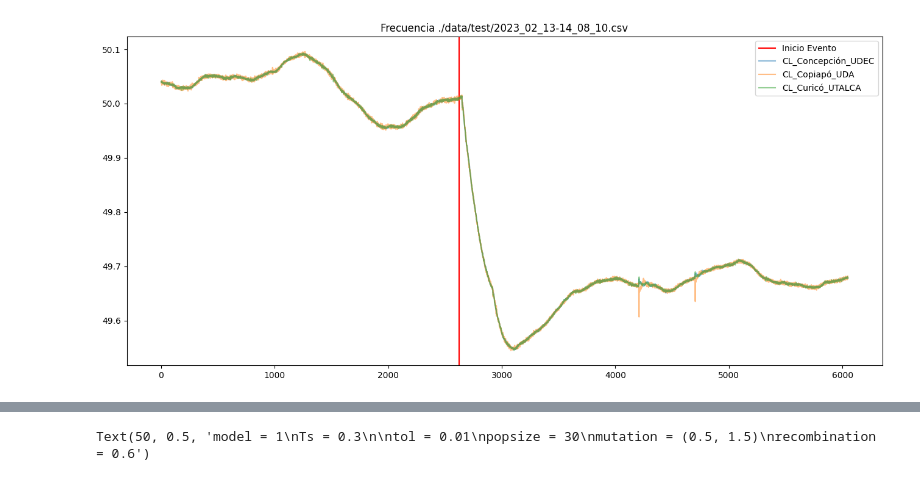
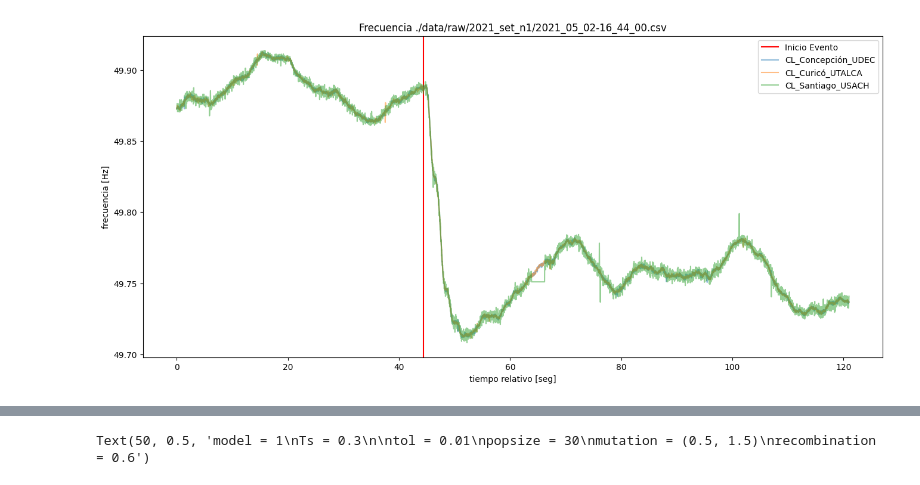
Before and after one commit to JoFeG/Differential-Evolution-Frequency-Model-Fitting, a Jupyter notebook: Example.ipynb, the cells around one changed output, grey strips where cells are left out. Cells and saved outputs as stored; diff of their text form; code cells hidden in the pictures.

Commit message:
meeting example plots

```diff
--- a/Example.ipynb
+++ b/Example.ipynb
@@ -19,7 +20,8 @@ from matplotlib import pyplot as plt
 # %%
 ## Ejemplo uso plot_raw
+from plot_raw import plot_raw
 
-input_path = "./data/test/2023_02_13-14_08_10.csv"
+input_path = "./data/raw/2021_set_n1/2021_05_02-16_44_00.csv"
 fig = plot_raw(input_path)
 # %% [output]
-[figure, old version]
+[figure, new version]
```
Also changed, not shown: parts of 7 cells of this notebook, 2 other files.
